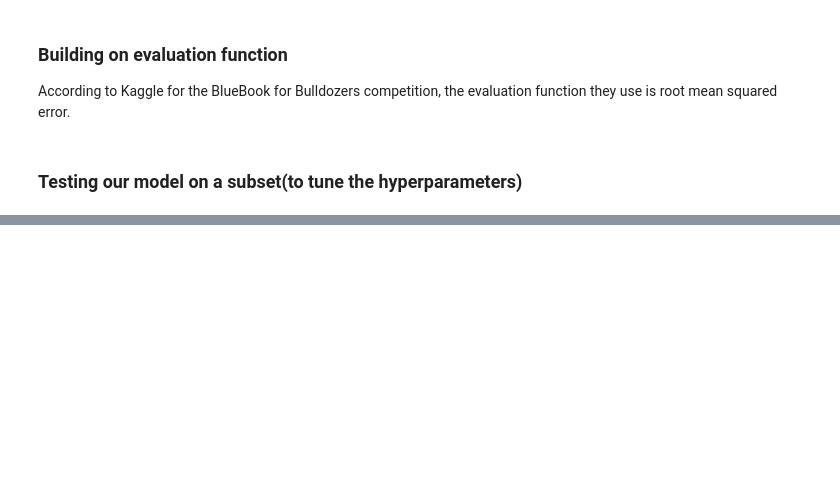
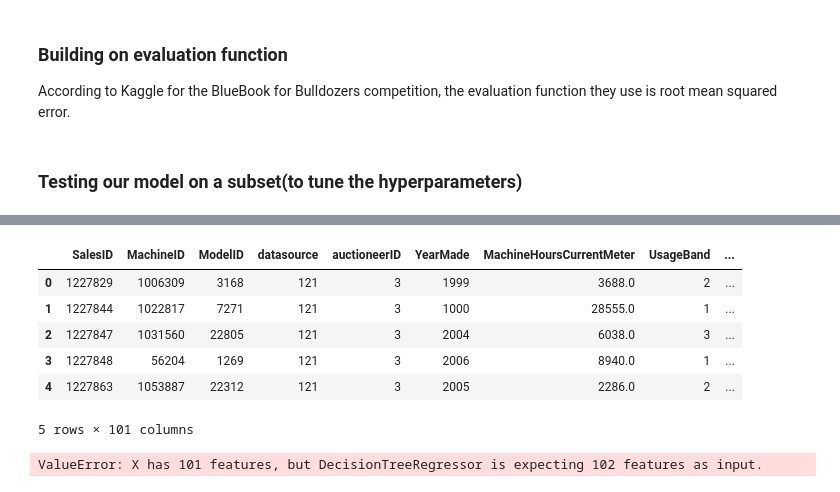
Before and after one commit to rohitgupta20/Bulldozer-price-prediction, a Jupyter notebook: Bulldozer price prediction.ipynb, the cells around one changed output, grey strips where cells are left out. Saved outputs shown, nothing was run; the diff lists cells and outputs as text; code cells hidden in the pictures; blank space fills up the shorter version.

```diff
--- a/Bulldozer price prediction.ipynb
+++ b/Bulldozer price prediction.ipynb
@@ -722,0 +820,42 @@ show_scores(model)
+# %%
+def preprocess_data(df):
+    # Add datetime parameters for saledate
+    df['saleYear'] = df.saledate.dt.year
+    df['saleMonth'] = df.saledate.dt.month
+    df['saleDay'] = df.saledate.dt.day
+    df['saleDayofWeek'] = df.saledate.dt.dayofweek
+    df['saleDayofYear'] = df.saledate.dt.dayofyear
+
+    df.drop('saledate',axis=1,inplace=True)
+
+    # fill the numeric rows with median
+    for label,content in df.items():
+        if pd.api.types.is_numeric_dtype(content):
+            if pd.isnull(content).sum():
+                # Add a binary column which tells us if the data was missing or not
+                df[label+"is_missing"] = pd.isnull(content)
+                # Fill missing values with median
+                df[label] = content.fillna(content.median())
+
+        # Filled categorical missing data and turn categories into numbers
+        if not pd.api.types.is_numeric_dtype(content):
+            df[label+'is_missing'] = pd.isnull(content)
+
+            df[label] = pd.Categorical(content).codes+1
+    return df
+# %%
+df_test = preprocess_data(df_test)
+df_test.head()
+# %% [output]
+|  | SalesID | MachineID | ModelID | datasource | auctioneerID | YearMade | MachineHoursCurrentMeter | UsageBand | ... |
+| 0 | 1227829 | 1006309 | 3168 | 121 | 3 | 1999 | 3688.0 | 2 | ... |
+| 1 | 1227844 | 1022817 | 7271 | 121 | 3 | 1000 | 28555.0 | 1 | ... |
+| 2 | 1227847 | 1031560 | 22805 | 121 | 3 | 2004 | 6038.0 | 3 | ... |
+| 3 | 1227848 | 56204 | 1269 | 121 | 3 | 2006 | 8940.0 | 1 | ... |
+| 4 | 1227863 | 1053887 | 22312 | 121 | 3 | 2005 | 2286.0 | 2 | ... |
+5 rows × 101 columns
+# %%
+# make predicrtions on updated test data
+test_preds = ideal_model.predict(df_test)
+# %% [output]
+ValueError: X has 101 features, but DecisionTreeRegressor is expecting 102 features as input.
```
Also changed, not shown: parts of 23 cells of this notebook.
